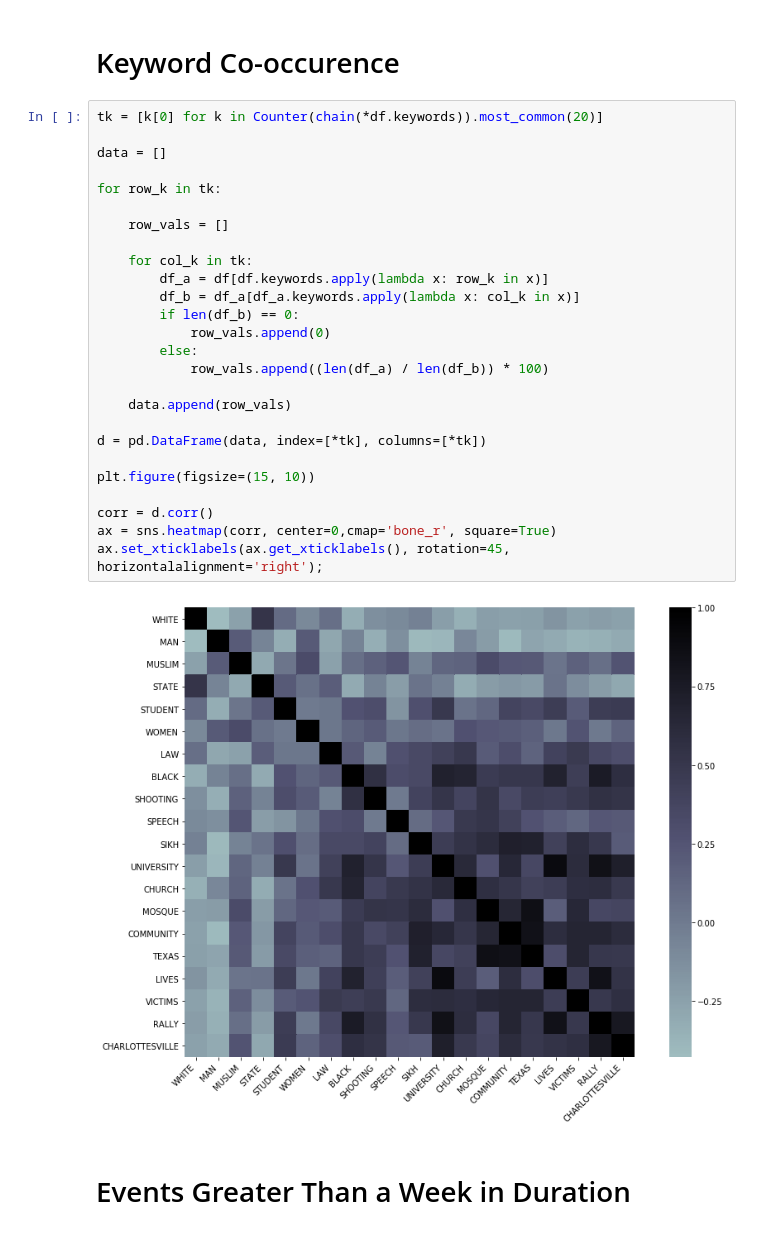
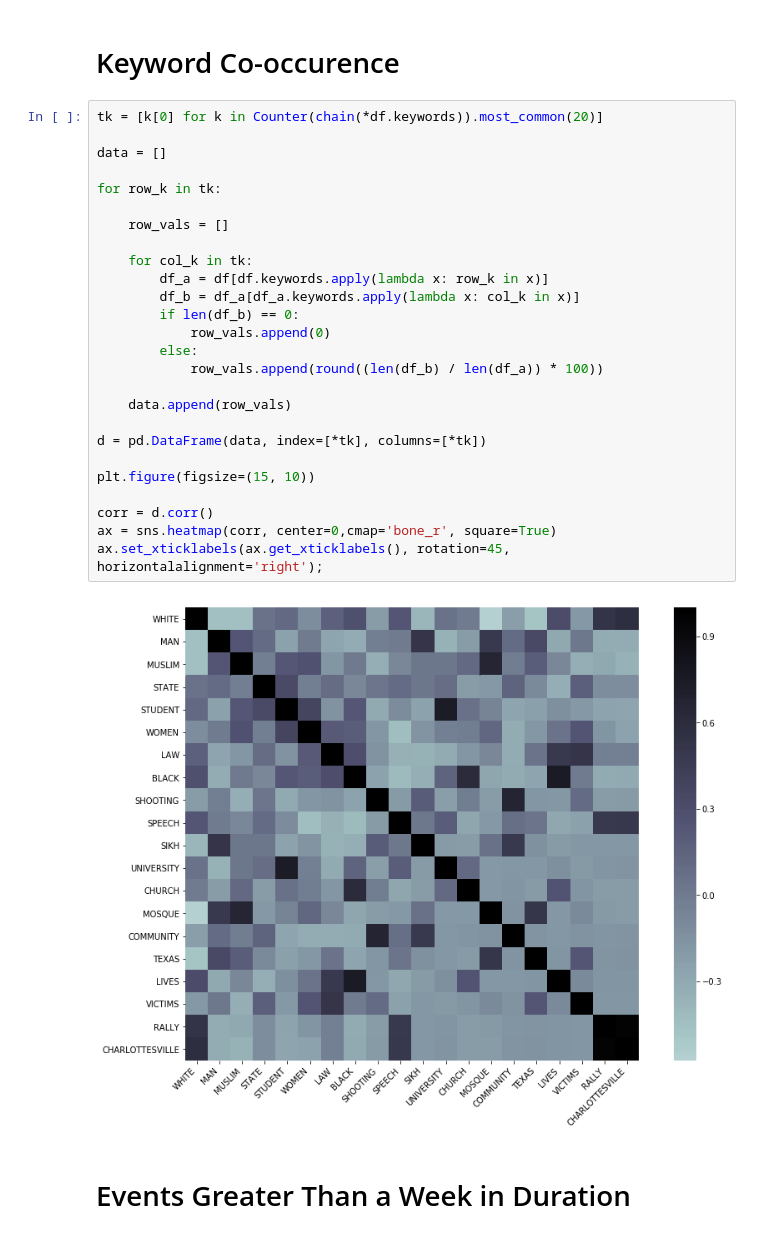
Before and after one commit to Jwmazzi/media_research, a Jupyter notebook: planning/GDELT Keywords.ipynb, the cells around one changed output. Saved outputs shown, nothing was run; the diff lists cells and outputs as text.

```diff
--- a/planning/GDELT Keywords.ipynb
+++ b/planning/GDELT Keywords.ipynb
@@ -358,31 +358,31 @@ med_d[med_d.descent > yearly_agg.loc['median'].descent]
 # %%
 tk = [k[0] for k in Counter(chain(*df.keywords)).most_common(20)]
 
 data = []
 
 for row_k in tk:
 
     row_vals = []
 
     for col_k in tk:
         df_a = df[df.keywords.apply(lambda x: row_k in x)]
         df_b = df_a[df_a.keywords.apply(lambda x: col_k in x)]
         if len(df_b) == 0:
             row_vals.append(0)
         else:
-            row_vals.append((len(df_a) / len(df_b)) * 100)
+            row_vals.append(round((len(df_b) / len(df_a)) * 100))
 
     data.append(row_vals)
 
 d = pd.DataFrame(data, index=[*tk], columns=[*tk])
 
 plt.figure(figsize=(15, 10))
 
 corr = d.corr()
 ax = sns.heatmap(corr, center=0,cmap='bone_r', square=True)
 ax.set_xticklabels(ax.get_xticklabels(), rotation=45, horizontalalignment='right');
 # %% [output]
-[figure, old version]
+[figure, new version]
 # %% [markdown]
 # Events Greater Than a Week in Duration
 # %%
```
Also changed, not shown: parts of 1 cell of this notebook.
